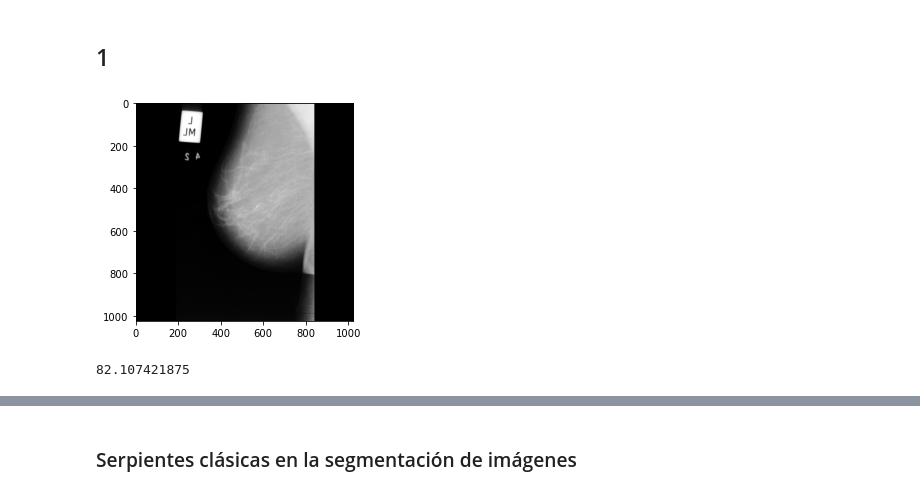
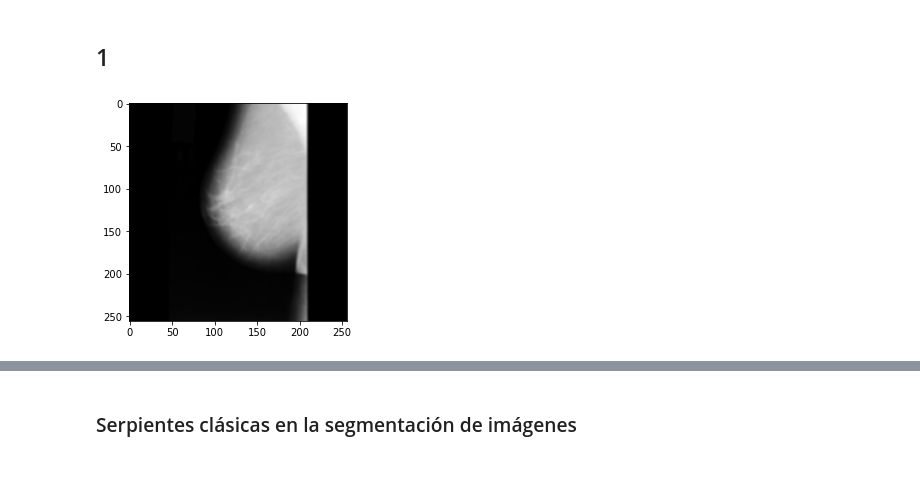
Before and after one commit to data-and-code/trabajo_con_imagenes, a Jupyter notebook: data-raw/clean_imgs.ipynb, the cells around one changed output, grey strips where cells are left out. Cells and saved outputs as stored; diff of their text form; code cells hidden in the pictures.

```diff
--- a/data-raw/clean_imgs.ipynb
+++ b/data-raw/clean_imgs.ipynb
@@ -500,42 +500,11 @@ print(w_2)
 # %% [markdown]
 ## 1
 # %%
-# Aplicar un filtro de mediana a cada una de las imágenes
-imgs_gauss = list(map(lambda img_orig: cv.GaussianBlur(img_orig, (5, 5), 0), imgs_orig))
+# Aplicar un filtro gausiano a cada una de las imágenes
+imgs_gauss = list(map(lambda clean_imgs: cv.GaussianBlur(clean_imgs, (5, 5), 0), clean_imgs))
 
 # Imagen de ejemplo
 plt.imshow(imgs_gauss[10], cmap='gray')
 plt.show()
 # %% [output]
-[figure, old version]
+[figure, new version]
-# %%
-# Establecemos el numero de bins in el histograma
-bins_num = 256
-
-# Sacamos el histograma de la imagen
-hist, bin_edges = np.histogram(imgs_gauss[10], bins=bins_num)
-
-# Normalizamos el histograma
-hist = np.divide(hist.ravel(), hist.max())
-
-# Calculamos el centro
-bin_mids = (bin_edges[:-1] + bin_edges[1:]) / 2.
-
-# Iteramos sobre todos los umbrales y conseguimos las probabilidades w1(t), w2(t)
-weight1 = np.cumsum(hist)
-weight2 = np.cumsum(hist[::-1])[::-1]
-
-# Computamos la clase media mu0(t)
-mean1 = np.cumsum(hist * bin_mids) / weight1
-# Computamos la clase media mu1(t)
-mean2 = (np.cumsum((hist * bin_mids)[::-1]) / weight2[::-1])[::-1]
-
-inter_class_variance = weight1[:-1] * weight2[1:] * (mean1[:-1] - mean2[1:]) ** 2
-
-# Maximizamos el valor de la función inter_class_variance
-index_of_max_val = np.argmax(inter_class_variance)
-
-threshold = bin_mids[:-1][index_of_max_val]
-print(threshold)
-# %% [output]
-82.107421875
```
Also changed, not shown: parts of 8 cells of this notebook.
